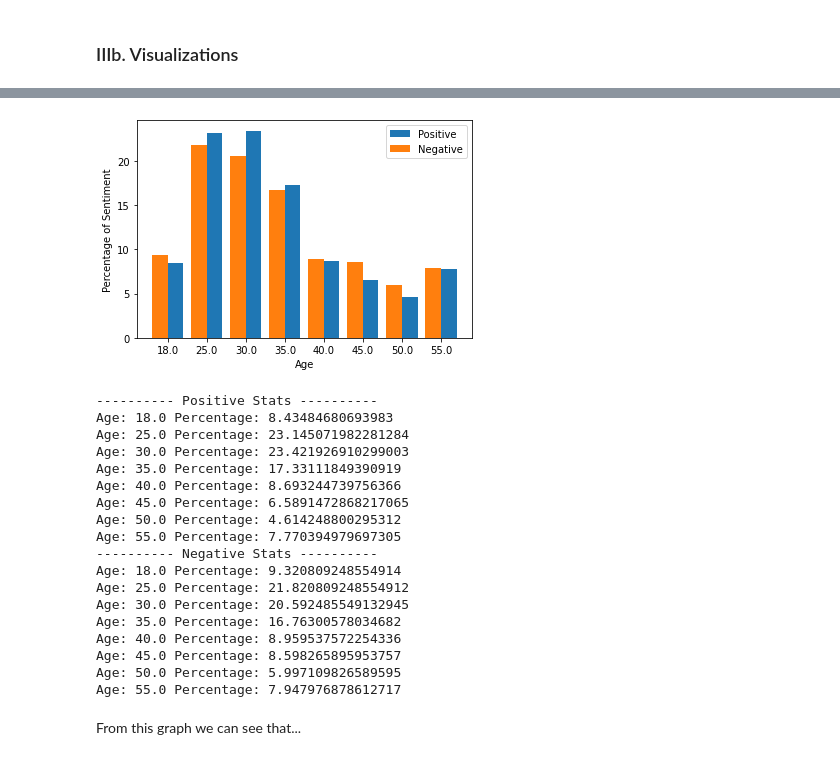
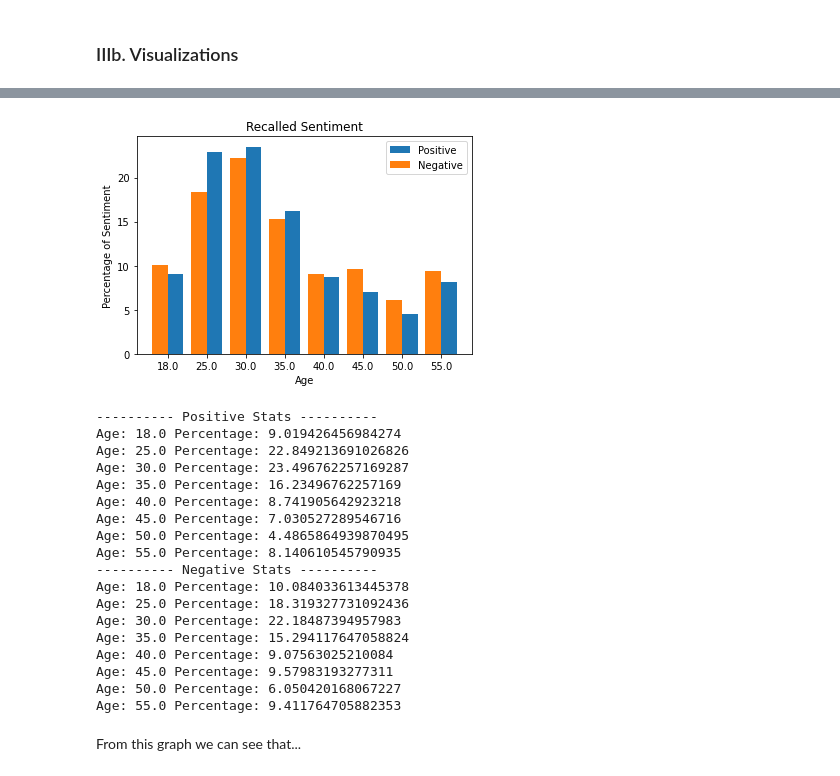
Before and after one commit to dbyers15/EmotionAndMemory, a Jupyter notebook: WorkingNotebook.ipynb, the cells around one changed output, grey strips where cells are left out. Cells and saved outputs as stored; diff of their text form; code cells hidden in the pictures.

Commit message:
Recalled senti complete, last 2 need to be completed

```diff
--- a/WorkingNotebook.ipynb
+++ b/WorkingNotebook.ipynb
@@ -266,0 +262,2 @@ See the caveats in the documentation: https://pandas.pydata.org/pandas-docs/stab
+# %%
+noNaNHippDf['AgeGroup'] = ageKey
@@ -434,14 +340,15 @@ Dropped all null values in case it could affect our analysis
 # %%
-# Sentiment Analysis
-sentiment_score = []
-sentiment = []
-sentiment_obj = SentimentIntensityAnalyzer()
-for i in range(len(new_df['story'])):
-    sentiment_score.append(sentiment_obj.polarity_scores(new_df['story'][i]))
-    score = sentiment_obj.polarity_scores(new_df['story'][i])['compound']
-    if score > 0.05:
-        sentiment.append("Positive")
-    elif score <= -0.05:
-        sentiment.append("Negative")
-    else:
-        sentiment.append("Neutral")
+def sentScore(dataFrame):
+    s_score = []
+    s_rating = []
+    sentiment_obj = SentimentIntensityAnalyzer()
+    for i in range(len(dataFrame)):
+        s_score.append(sentiment_obj.polarity_scores(dataFrame.iloc[i,1]))
+        comp_score = s_score[i]['compound']
+        if comp_score > 0.05:
+            s_rating.append("Positive")
+        elif comp_score <= -0.05:
+            s_rating.append("Negative")
+        else:
+            s_rating.append("Neutral")
+    return [s_score, s_rating]
@@ -471,0 +355,5 @@ See the caveats in the documentation: https://pandas.pydata.org/pandas-docs/stab
+# %%
+recalledSentValues = sentScore(newRecalled)
+# %%
+newRecalled['sentiment_score'] = recalledSentValues[0]
+newRecalled['sentiment'] = recalledSentValues[1]
@@ -478,14 +382,14 @@ See the caveats in the documentation: https://pandas.pydata.org/pandas-docs/stab
 # %%
-X = new_df['annotatorAge'].unique()
+X = newRecalled['annotatorAge'].unique()
 X.sort()
-x_axis = np.arange(len(new_df['annotatorAge'].unique()))
+x_axis = np.arange(len(newRecalled['annotatorAge'].unique()))
 
 
 # Calculate Positive Amount and Percentages
 positive = []
 positive_total = 0
 for x in X:
-    value = len(new_df[(new_df['annotatorAge'] == x) & (new_df['sentiment'] == 'Positive')])
+    value = len(newRecalled[(newRecalled['annotatorAge'] == x) & (newRecalled['sentiment'] == 'Positive')])
     positive.append(value)
     positive_total+=value
 
@@ -498,56 +402,57 @@ for x in positive:
 negative = []
 negative_total = 0
 for x in X:
-    value = len(new_df[(new_df['annotatorAge'] == x) & (new_df['sentiment'] == 'Negative')])
+    value = len(newRecalled[(newRecalled['annotatorAge'] == x) & (newRecalled['sentiment'] == 'Negative')])
     negative.append(value)
     negative_total+=value
 
 negative_percentage = []
 for x in negative:
     negative_percentage.append((x/negative_total) * 100)
 
 plt.xticks(x_axis, X)
 plt.bar(x_axis + 0.2 ,positive_percentage,0.4,label='Positive')
 plt.bar(x_axis - 0.2 ,negative_percentage,0.4,label='Negative')
 plt.ylabel('Percentage of Sentiment')
 plt.xlabel('Age')
+plt.title('Recalled Sentiment')
 plt.legend()
 plt.show()
 
 positive_stats = {}
 negative_stats = {}
 index = 0
 for val in X:
     positive_stats[val] = positive_percentage[index]
     negative_stats[val] = negative_percentage[index]
     index+=1
 print('---------- Positive Stats ----------')
 for i in positive_stats:
     print("Age: {}".format(i) + " Percentage: {}".format(positive_stats[i]))
 
 print('---------- Negative Stats ----------')
 for i in negative_stats:
     print("Age: {}".format(i) + " Percentage: {}".format(negative_stats[i]))
 # %% [output]
-[figure, old version]
+[figure, new version]
 ---------- Positive Stats ----------
-Age: 18.0 Percentage: 8.43484680693983
-Age: 25.0 Percentage: 23.145071982281284
-Age: 30.0 Percentage: 23.421926910299003
-Age: 35.0 Percentage: 17.33111849390919
-Age: 40.0 Percentage: 8.693244739756366
-Age: 45.0 Percentage: 6.5891472868217065
-Age: 50.0 Percentage: 4.614248800295312
-Age: 55.0 Percentage: 7.770394979697305
+Age: 18.0 Percentage: 9.019426456984274
+Age: 25.0 Percentage: 22.849213691026826
+Age: 30.0 Percentage: 23.496762257169287
+Age: 35.0 Percentage: 16.23496762257169
+Age: 40.0 Percentage: 8.741905642923218
+Age: 45.0 Percentage: 7.030527289546716
+Age: 50.0 Percentage: 4.4865864939870495
+Age: 55.0 Percentage: 8.140610545790935
 ---------- Negative Stats ----------
-Age: 18.0 Percentage: 9.320809248554914
-Age: 25.0 Percentage: 21.820809248554912
-Age: 30.0 Percentage: 20.592485549132945
-Age: 35.0 Percentage: 16.76300578034682
-Age: 40.0 Percentage: 8.959537572254336
-Age: 45.0 Percentage: 8.598265895953757
-Age: 50.0 Percentage: 5.997109826589595
-Age: 55.0 Percentage: 7.947976878612717
+Age: 18.0 Percentage: 10.084033613445378
+Age: 25.0 Percentage: 18.319327731092436
+Age: 30.0 Percentage: 22.18487394957983
+Age: 35.0 Percentage: 15.294117647058824
+Age: 40.0 Percentage: 9.07563025210084
+Age: 45.0 Percentage: 9.57983193277311
+Age: 50.0 Percentage: 6.050420168067227
+Age: 55.0 Percentage: 9.411764705882353
 # %% [markdown]
 From this graph we can see that...
 # %%
```
Also changed, not shown: parts of 17 cells of this notebook.
